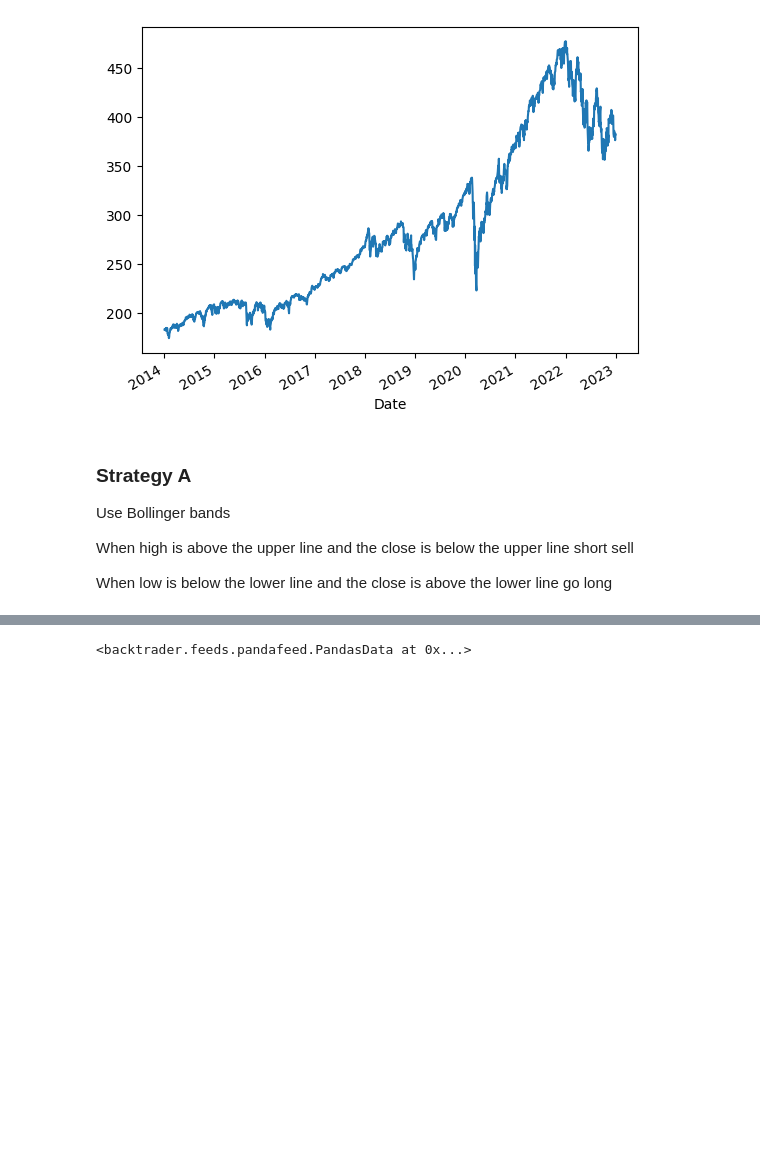
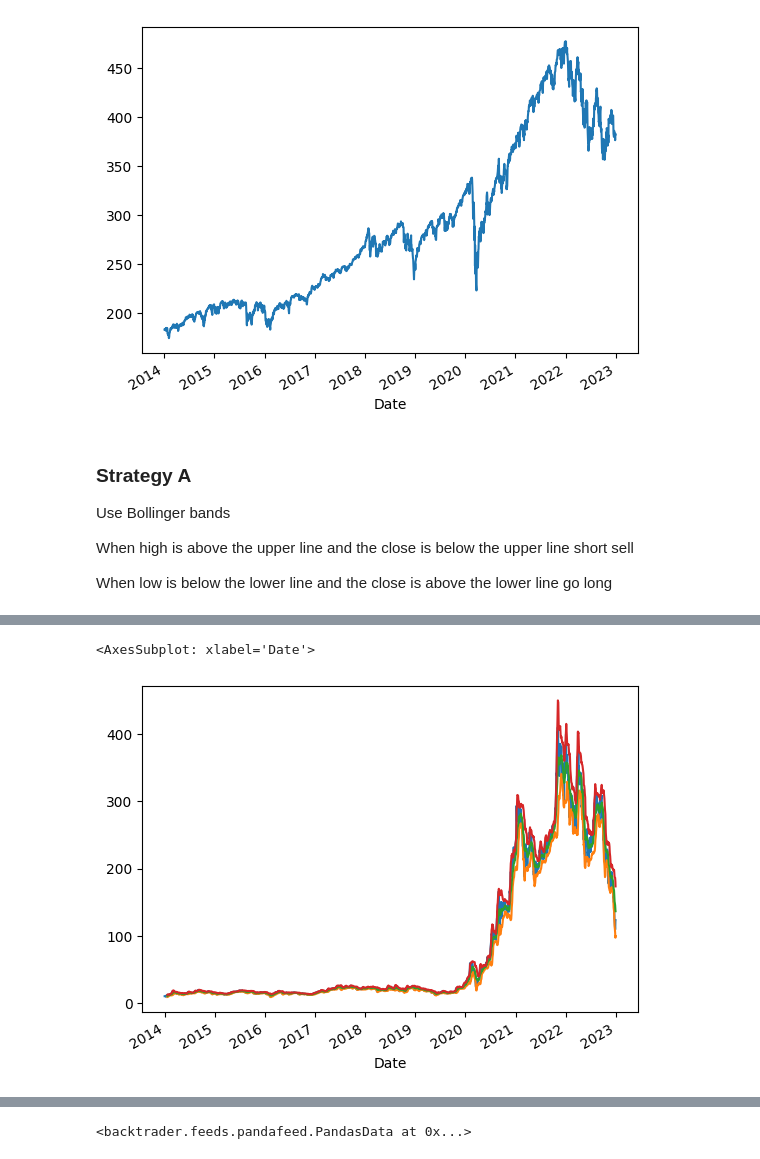
Before and after one commit to mayer19/Algo_Trading_NovaIMS, a Jupyter notebook: AlgoTradingBot.ipynb, the cells around one changed output, grey strips where cells are left out. Cells and saved outputs as stored; diff of their text form; code cells hidden in the pictures; blank space fills up the shorter version.

```diff
--- a/AlgoTradingBot.ipynb
+++ b/AlgoTradingBot.ipynb
@@ -122,3 +122,12 @@ spy.tail(10)
+# %%
+#Plot Bbands of Tesla
+tesla.Close.plot()
+tesla['BBL_14_2.0'].plot()
+tesla['BBM_14_2.0'].plot()
+tesla['BBU_14_2.0'].plot()
+# %% [output]
+<AxesSubplot: xlabel='Date'>
+[figure, added]
 # %%
 #Use backtrader to test strategy
 import backtrader as bt
```
Also changed, not shown: parts of 7 cells of this notebook.
